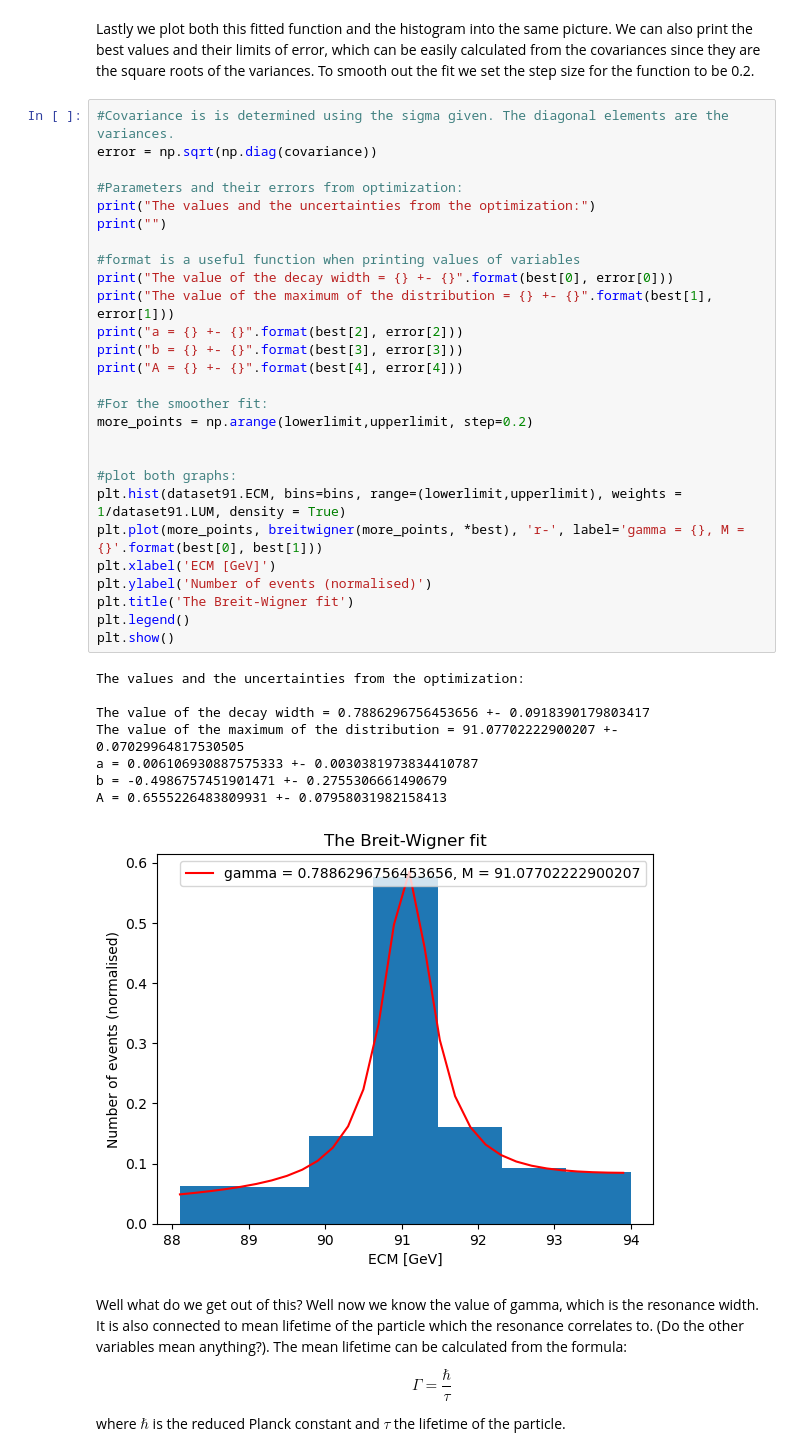
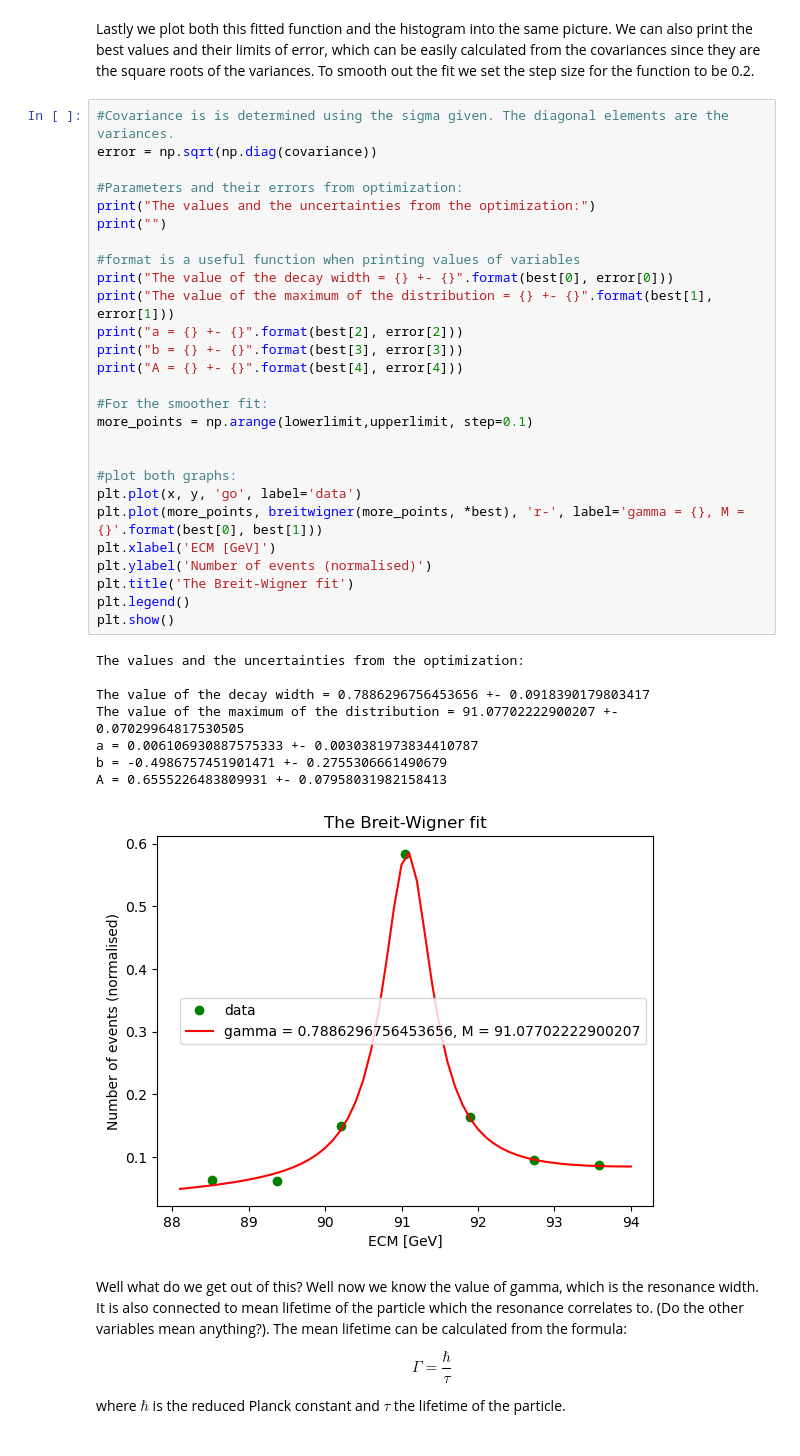
Before and after one commit to kraikisto/CERN_LEP_Z_boson, a Jupyter notebook: 91_line_width_fit.ipynb, the cells around one changed output. Drawn from its saved outputs; the diff is of its cells as text.

```diff
--- a/91_line_width_fit.ipynb
+++ b/91_line_width_fit.ipynb
@@ -117,36 +117,36 @@ error = np.sqrt(np.diag(covariance))
 
 #Parameters and their errors from optimization:
 print("The values and the uncertainties from the optimization:")
 print("")
 
 #format is a useful function when printing values of variables
 print("The value of the decay width = {} +- {}".format(best[0], error[0]))
 print("The value of the maximum of the distribution = {} +- {}".format(best[1], error[1]))
 print("a = {} +- {}".format(best[2], error[2]))
 print("b = {} +- {}".format(best[3], error[3]))
 print("A = {} +- {}".format(best[4], error[4]))
 
 #For the smoother fit:
-more_points = np.arange(lowerlimit,upperlimit, step=0.2)
+more_points = np.arange(lowerlimit,upperlimit, step=0.1)
 
 
 #plot both graphs:
-plt.hist(dataset91.ECM, bins=bins, range=(lowerlimit,upperlimit), weights = 1/dataset91.LUM, density = True)
+plt.plot(x, y, 'go', label='data')
 plt.plot(more_points, breitwigner(more_points, *best), 'r-', label='gamma = {}, M = {}'.format(best[0], best[1]))
 plt.xlabel('ECM [GeV]')
 plt.ylabel('Number of events (normalised)')
 plt.title('The Breit-Wigner fit')
 plt.legend()
 plt.show()
 # %% [output]
 The values and the uncertainties from the optimization:
 
 The value of the decay width = 0.7886296756453656 +- 0.0918390179803417
 The value of the maximum of the distribution = 91.07702222900207 +- 0.07029964817530505
 a = 0.006106930887575333 +- 0.0030381973834410787
 b = -0.4986757451901471 +- 0.2755306661490679
 A = 0.6555226483809931 +- 0.07958031982158413
-[figure, old version]
+[figure, new version]
 # %% [markdown]
 Well what do we get out of this? Well now we know the value of gamma, which is the resonance width. It is also connected to mean lifetime of the particle which the resonance correlates to. (Do the other variables mean anything?). The mean lifetime can be calculated from the formula:
 
```
Also changed, not shown: parts of 5 cells of this notebook.
